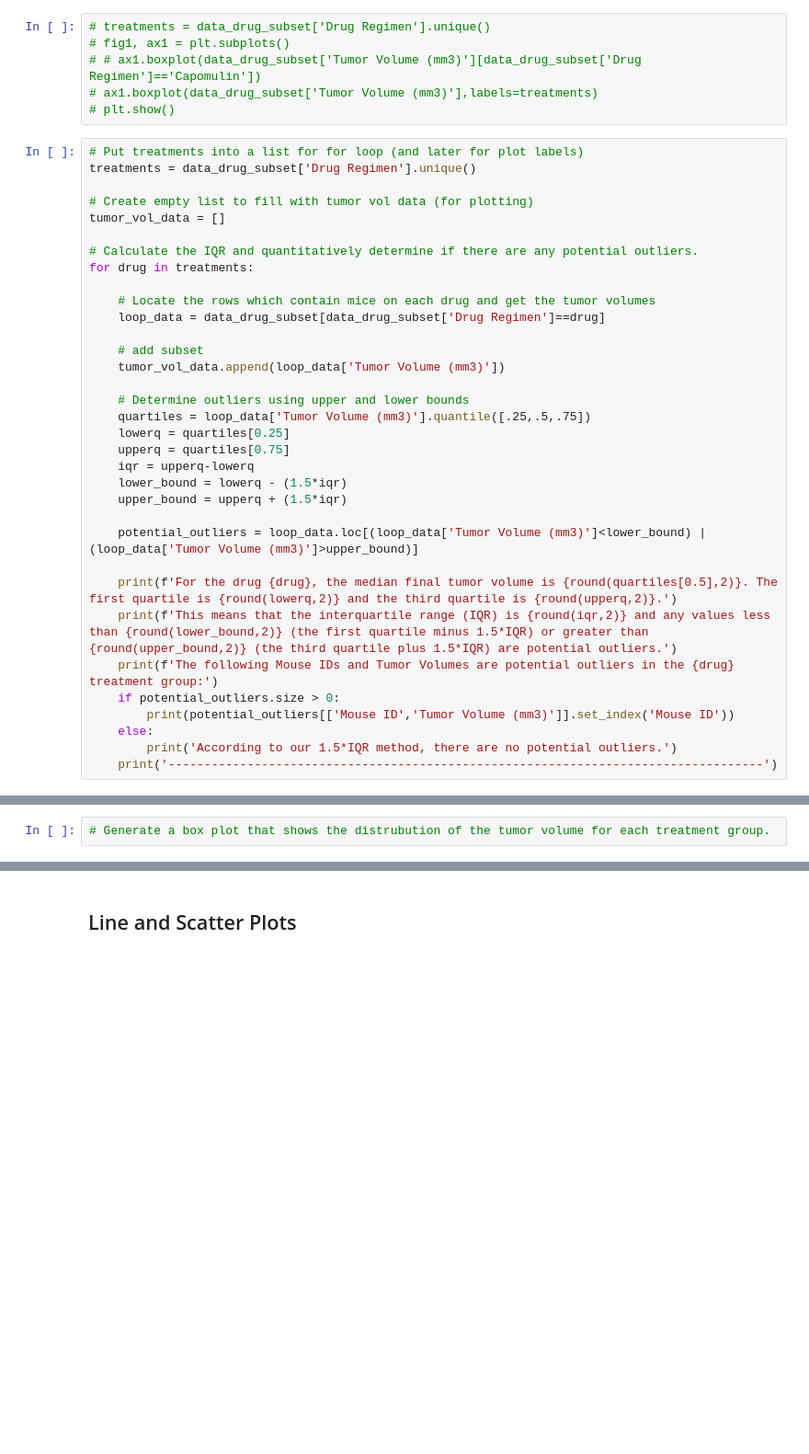
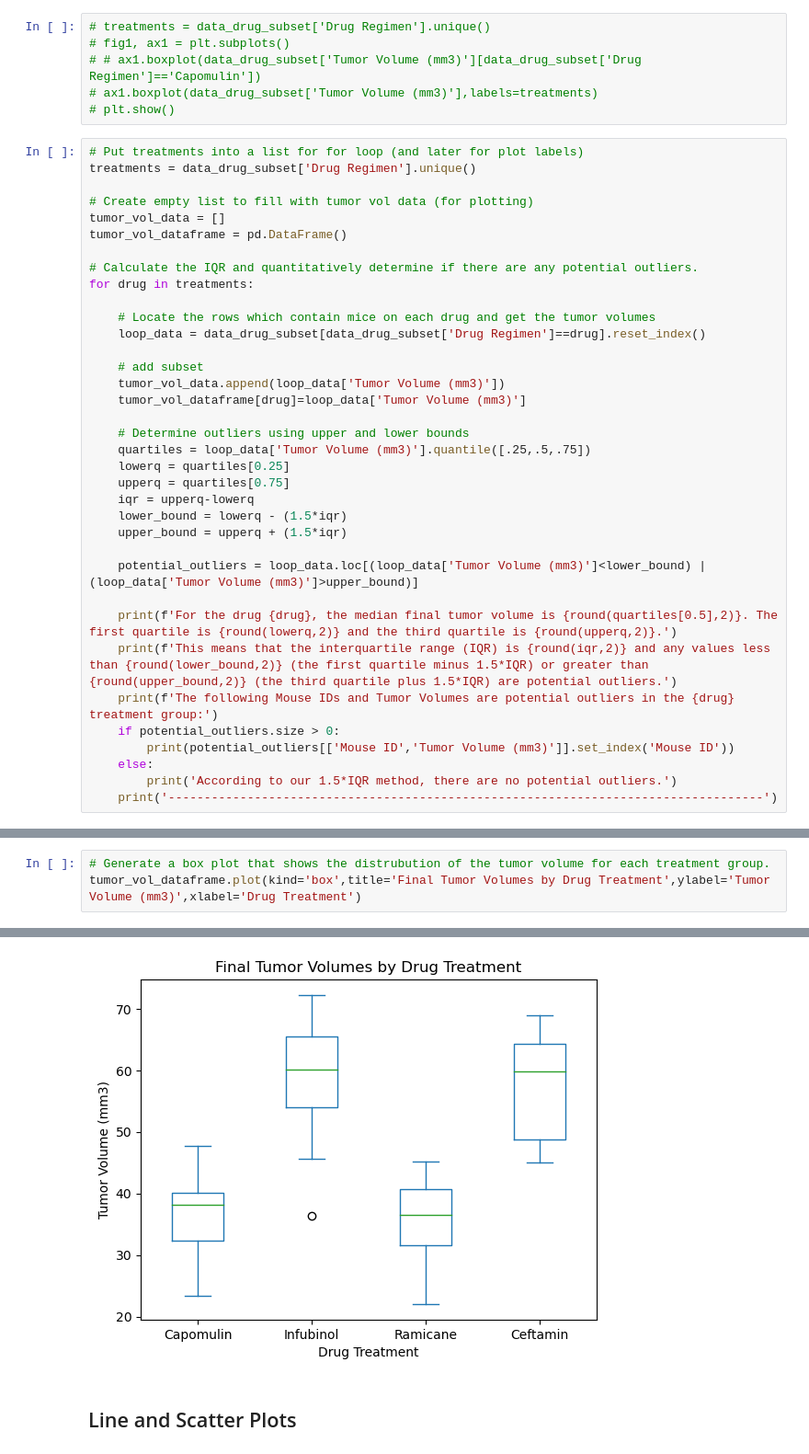
Before and after one commit to jonahkopp/visualization-challenge, a Jupyter notebook: pymaceuticals_starter.ipynb, the cells around one changed output, grey strips where cells are left out. Shown: that part at 92% size. Drawn from its saved outputs; the diff is of its cells as text; blank space fills up the shorter version.

```diff
--- a/pymaceuticals_starter.ipynb
+++ b/pymaceuticals_starter.ipynb
@@ -203,15 +203,17 @@ treatments = data_drug_subset['Drug Regimen'].unique()
 
 # Create empty list to fill with tumor vol data (for plotting)
 tumor_vol_data = []
+tumor_vol_dataframe = pd.DataFrame()
 
 # Calculate the IQR and quantitatively determine if there are any potential outliers.
 for drug in treatments:
 
     # Locate the rows which contain mice on each drug and get the tumor volumes
-    loop_data = data_drug_subset[data_drug_subset['Drug Regimen']==drug]
+    loop_data = data_drug_subset[data_drug_subset['Drug Regimen']==drug].reset_index()
 
     # add subset
     tumor_vol_data.append(loop_data['Tumor Volume (mm3)'])
+    tumor_vol_dataframe[drug]=loop_data['Tumor Volume (mm3)']
 
     # Determine outliers using upper and lower bounds
     quartiles = loop_data['Tumor Volume (mm3)'].quantile([.25,.5,.75])
@@ -272,2 +254,4 @@ tumor_vol_data
 # %%
 # Generate a box plot that shows the distrubution of the tumor volume for each treatment group.
+tumor_vol_dataframe.plot(kind='box',title='Final Tumor Volumes by Drug Treatment',ylabel='Tumor Volume (mm3)',xlabel='Drug Treatment')
+# %% [output]
@@ -274,3 +259,4 @@ tumor_vol_data
+[figure, added]
 # %% [markdown]
 ## Line and Scatter Plots
 # %%
```
Also changed, not shown: parts of 3 cells of this notebook.
